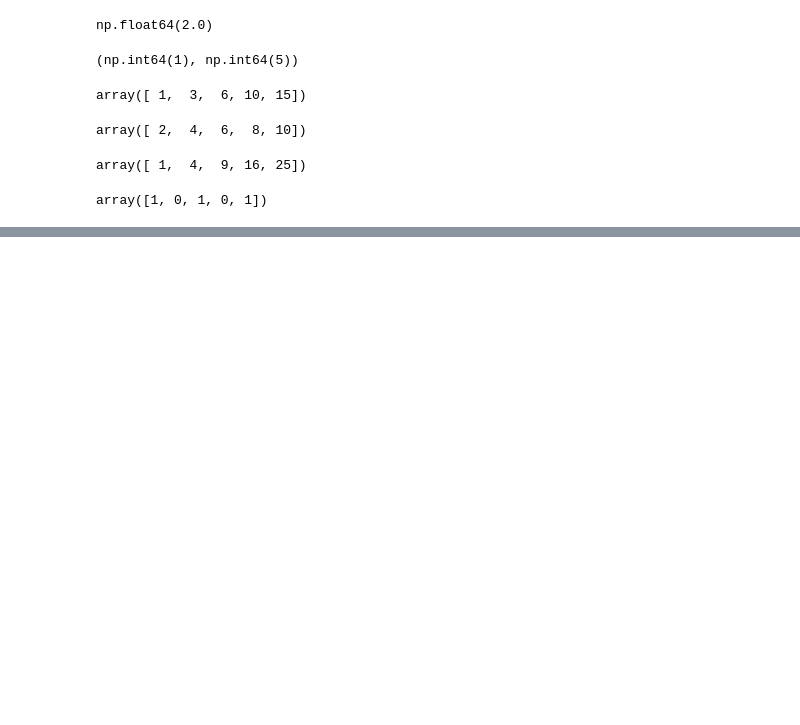
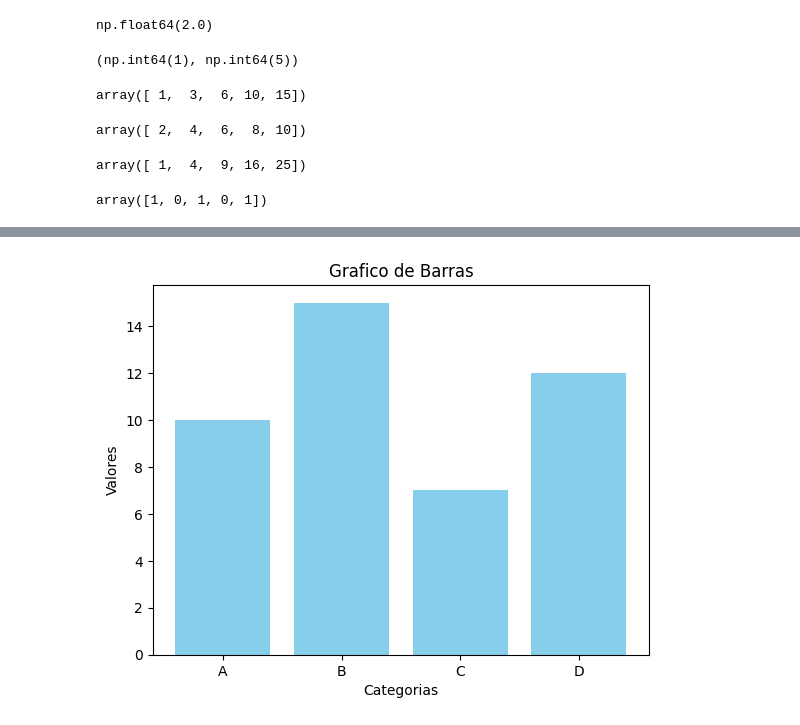
Before and after one commit to lflondo/PythonAnalisisDatos, a Jupyter notebook: AnalisisDatos.ipynb, the cells around one changed output, grey strips where cells are left out. Saved outputs shown, nothing was run; the diff lists cells and outputs as text; code cells hidden in the pictures; blank space fills up the shorter version.

```diff
--- a/AnalisisDatos.ipynb
+++ b/AnalisisDatos.ipynb
@@ -627,0 +717,12 @@ array([1, 0, 1, 0, 1])
+# %%
+#Grafico de barras
+
+categorias = ['A', 'B', 'C', 'D']
+valores = [10, 15, 7, 12]
+plt.bar(categorias, valores, color ='skyblue')
+plt.title("Grafico de Barras")
+plt.xlabel("Categorias")
+plt.ylabel("Valores")
+plt.show()
+# %% [output]
+[figure, added]
```
Also changed, not shown: parts of 19 cells of this notebook.
